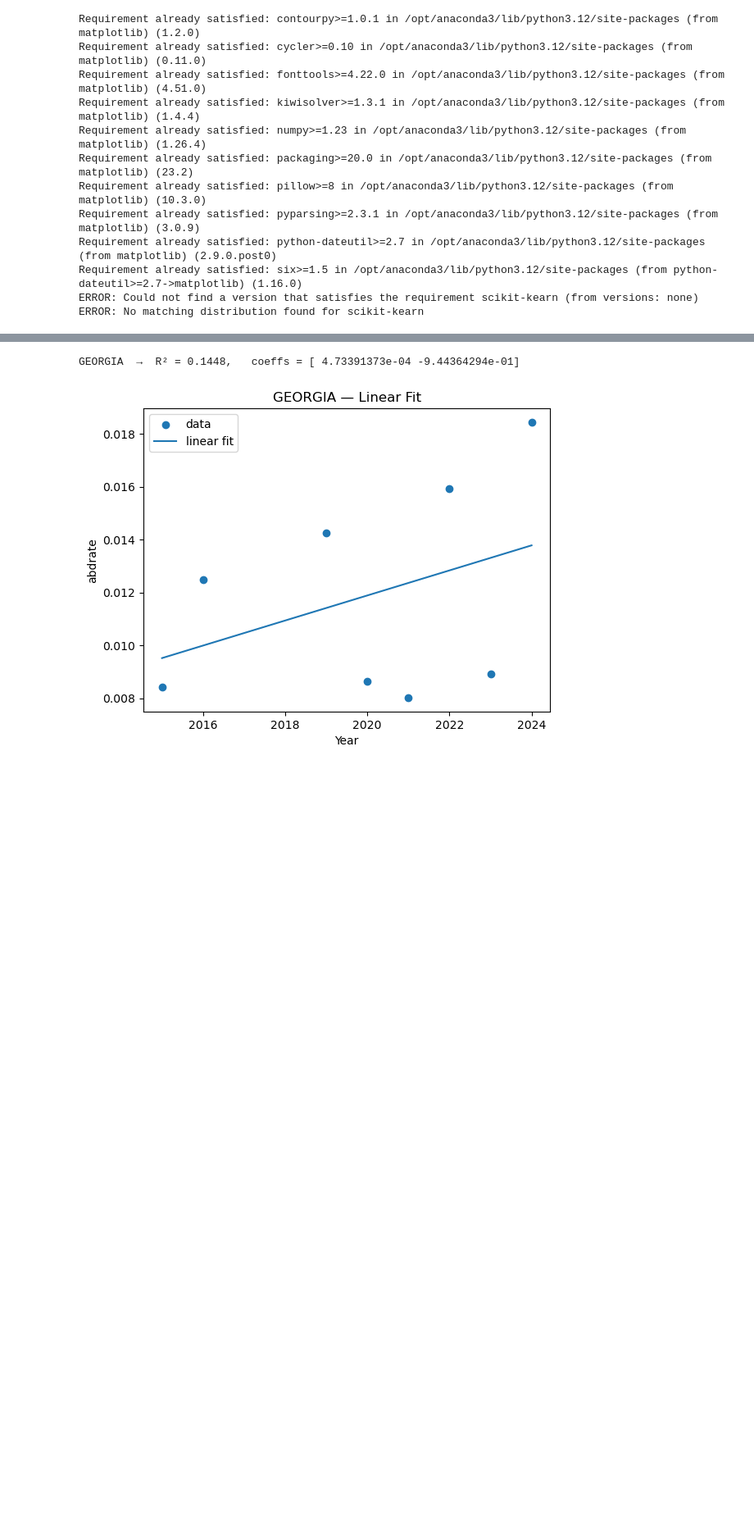
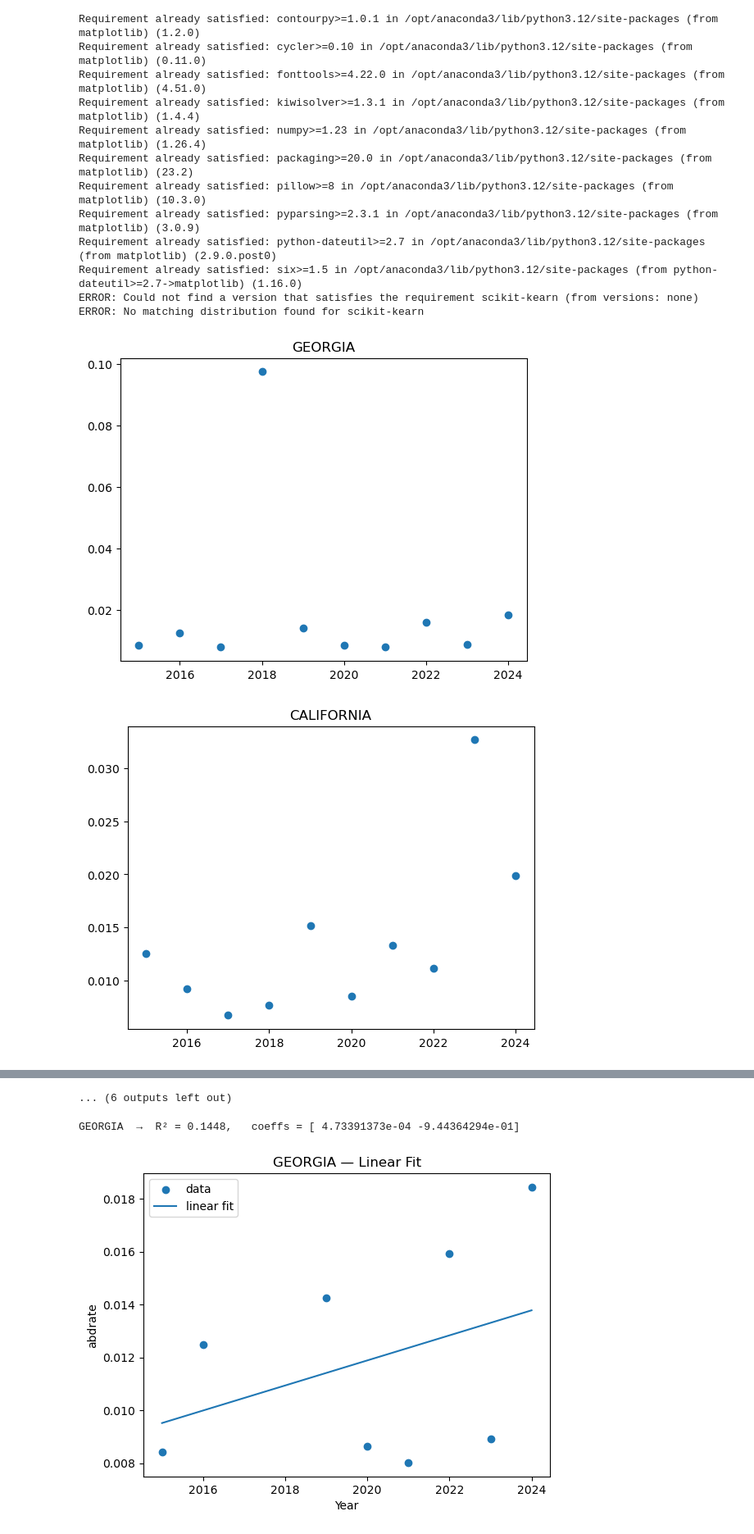
Before and after one commit to leolu12321/pjldc, a Jupyter notebook: week2pjldc.ipynb, the cells around one changed output, grey strips where cells are left out. Shown at 82% size. Cells and saved outputs as stored; diff of their text form; code cells hidden in the pictures; blank space fills up the shorter version.

Commit message:
update v1.1 new plots

```diff
--- a/week2pjldc.ipynb
+++ b/week2pjldc.ipynb
@@ -34,3 +34,21 @@ import sklearn
 df = pd.read_excel('/Users/leolu/Desktop/uchicago/pjldc/data/project1.xlsx',sheet_name='Annual Planted',skiprows=1)
 # %%
 list_of_states = set(df['State'])
+# %%
+listofabdrate = []
+for state in list_of_states:
+    state_df = df[df['State'] == state].sort_values(by=['Year'],ascending=True)
+    x = state_df['Year'].sort_values(ascending=True)
+    y = state_df['abandonment pct total']
+
+
+
+    # ----------------------------------------------------------------
+    x = x.values
+    y = y.values
+    plt.scatter(x, y)
+    plt.title(state)
+    plt.show()
+# %% [output]
+[figure, added]
+[figure, added]
@@ -37,3 +65,4 @@ list_of_states = set(df['State'])
+... (6 outputs left out)
 # %%
 listofabdrate = []
 for state in list_of_states:
```
Also changed, not shown: parts of 1 cell of this notebook.
